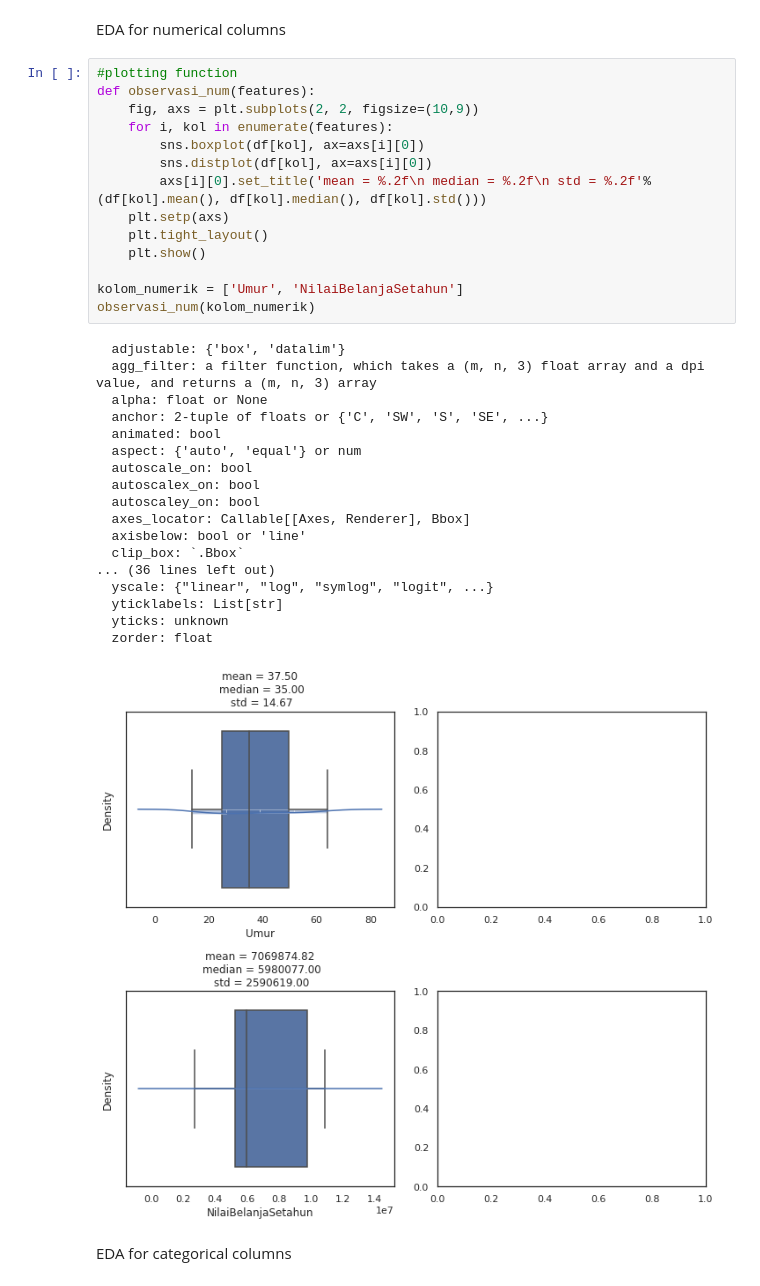
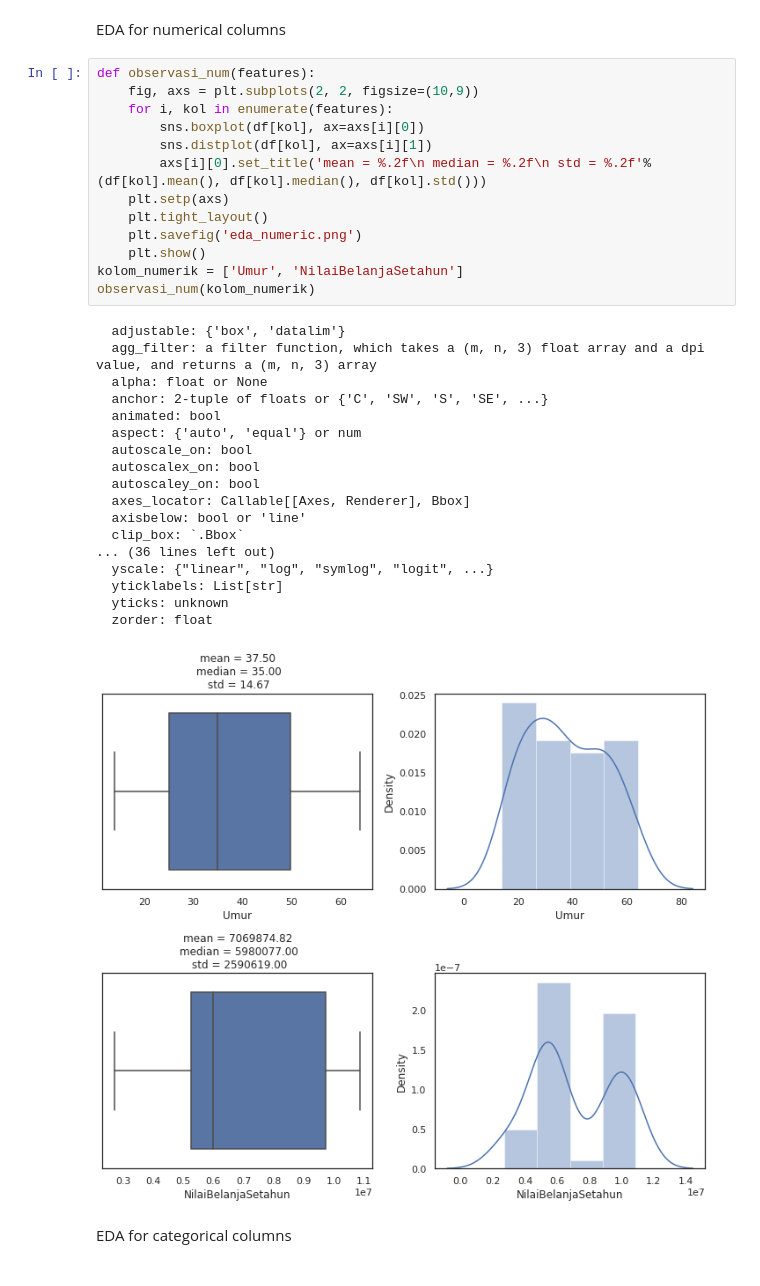
Before and after one commit to asisrianto/customer-segmentation, a Jupyter notebook: Customer_Segmentation.ipynb, the cells around one changed output. Cells and saved outputs as stored; diff of their text form.

```diff
--- a/Customer_Segmentation.ipynb
+++ b/Customer_Segmentation.ipynb
@@ -17,38 +35,37 @@ Exploratory data analysis
 # %% [markdown]
 EDA for numerical columns
 # %%
-#plotting function
 def observasi_num(features):
     fig, axs = plt.subplots(2, 2, figsize=(10,9))
     for i, kol in enumerate(features):
         sns.boxplot(df[kol], ax=axs[i][0])
-        sns.distplot(df[kol], ax=axs[i][0])
+        sns.distplot(df[kol], ax=axs[i][1])
         axs[i][0].set_title('mean = %.2f\n median = %.2f\n std = %.2f'%(df[kol].mean(), df[kol].median(), df[kol].std()))
     plt.setp(axs)
     plt.tight_layout()
+    plt.savefig('eda_numeric.png')
     plt.show()
-
 kolom_numerik = ['Umur', 'NilaiBelanjaSetahun']
 observasi_num(kolom_numerik)
 # %% [output]
   adjustable: {'box', 'datalim'}
   agg_filter: a filter function, which takes a (m, n, 3) float array and a dpi value, and returns a (m, n, 3) array
   alpha: float or None
   anchor: 2-tuple of floats or {'C', 'SW', 'S', 'SE', ...}
   animated: bool
   aspect: {'auto', 'equal'} or num
   autoscale_on: bool
   autoscalex_on: bool
   autoscaley_on: bool
   axes_locator: Callable[[Axes, Renderer], Bbox]
   axisbelow: bool or 'line'
   clip_box: `.Bbox`
 ... (36 lines left out)
   yscale: {"linear", "log", "symlog", "logit", ...}
   yticklabels: List[str]
   yticks: unknown
   zorder: float
-[figure, old version]
+[figure, new version]
 # %% [markdown]
 EDA for categorical columns
 # %%
```
Also changed, not shown: parts of 38 cells of this notebook, 2 other files.
